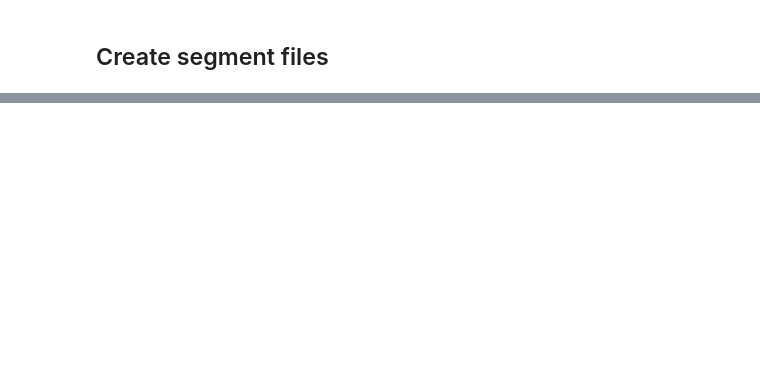
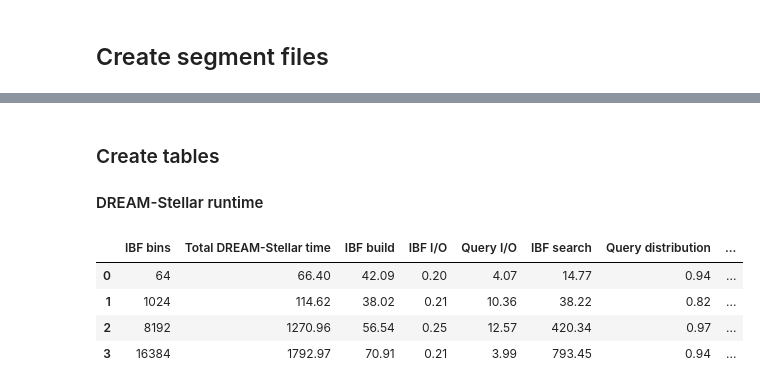
Before and after one commit to eaasna/test-DREAM-stellar, a Jupyter notebook: metagenome/scripts/Liivakast.ipynb, the cells around one changed output, grey strips where cells are left out. Saved outputs shown, nothing was run; the diff lists cells and outputs as text; code cells hidden in the pictures; blank space fills up the shorter version.

```diff
--- a/metagenome/scripts/Liivakast.ipynb
+++ b/metagenome/scripts/Liivakast.ipynb
@@ -203,0 +138,7 @@ df
+# %%
+stellar_file = "../" + workdir + "/stellar.time"
+time_df, command_df = read_time_output(stellar_file)
+
+stellar_result = time_df.drop(labels = ["Exitcode"], axis = 1)
+stellar_result.mean(axis = 0)
+stellar_result
@@ -203,0 +153,13 @@ df
+# %%
+# Time for individual steps
+
+time_df_list = []
+for b in ibf_bins:
+    dream_time_file = "../" + workdir + "/dream_" + str(b) + "_parallel.time"
+    time_df = pd.read_csv(dream_time_file, sep="\t", header = None)
+    time_df.columns = ["Time", "Memory", "Exitcode", "Command"]
+    time_df["IBF bins"] = b
+    time_df_list.append(time_df)
+    alignment_result = pd.concat(time_df_list)
+
+alignment_result
@@ -203,0 +174,6 @@ df
+# %%
+dream_file = "../" + workdir + "/dream.time"
+time_df, command_df = read_time_output(dream_file)
+
+dream_result = time_df.drop(labels = ["Exitcode"], axis = 1)
+dream_result
@@ -203,0 +186,22 @@ df
+# %% [markdown]
+### Create tables
+
+#### DREAM-Stellar runtime
+# %%
+data = {'IBF bins': list(build_result["IBF bins"]),
+        'Total DREAM-Stellar time': list(dream_result["Time"]),
+        'IBF build': list(build_result["Time"]),
+        'IBF I/O': list(search_result["IBF I/O"]),
+        'Query I/O': list(search_result["Reads I/O"]),
+        'IBF search': list(search_result["Compute"]),
+        'Query distribution': list(search_result["Bin-queries I/O"]),
+        'DREAM alignment': list(alignment_result["Time"])}
+
+dream_detailed_time_table = pd.DataFrame(data)
+dream_detailed_time_table
+# %% [output]
+|  | IBF bins | Total DREAM-Stellar time | IBF build | IBF I/O | Query I/O | IBF search | Query distribution | ... |
+| 0 | 64 | 66.40 | 42.09 | 0.20 | 4.07 | 14.77 | 0.94 | ... |
+| 1 | 1024 | 114.62 | 38.02 | 0.21 | 10.36 | 38.22 | 0.82 | ... |
+| 2 | 8192 | 1270.96 | 56.54 | 0.25 | 12.57 | 420.34 | 0.97 | ... |
+| 3 | 16384 | 1792.97 | 70.91 | 0.21 | 3.99 | 793.45 | 0.94 | ... |
```
Also changed, not shown: parts of 32 cells of this notebook.
